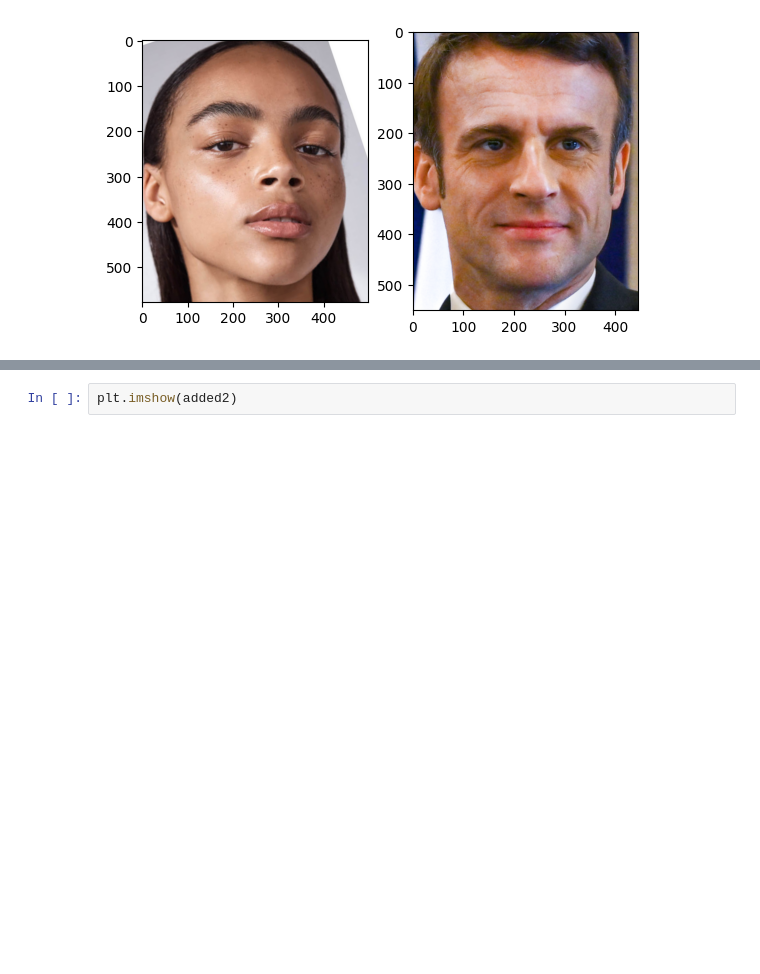
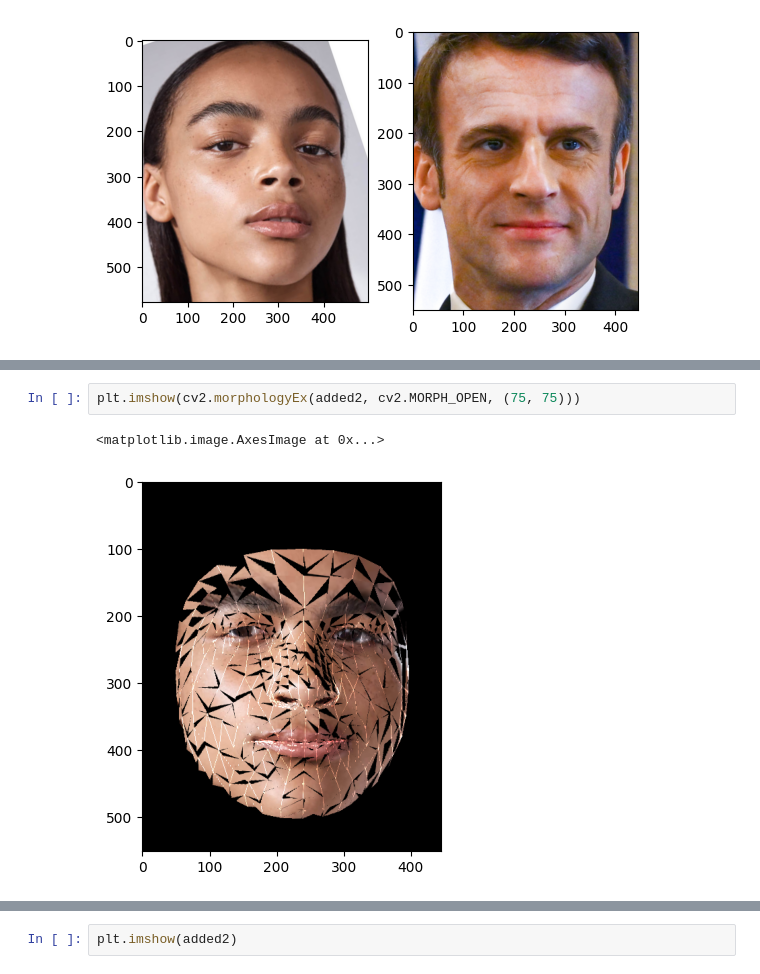
Before and after one commit to svspirivm/face-swap, a Jupyter notebook: trash/all_triangles.ipynb, the cells around one changed output, grey strips where cells are left out. Saved outputs shown, nothing was run; the diff lists cells and outputs as text; blank space fills up the shorter version.

```diff
--- a/all_triangles.ipynb
+++ b/trash/all_triangles.ipynb
@@ -70,0 +93,5 @@ for i in range(0, int(len(TRIANGULATION) / 3)):
+# %%
+plt.imshow(cv2.morphologyEx(added2, cv2.MORPH_OPEN, (75, 75)))
+# %% [output]
+<matplotlib.image.AxesImage at 0x...>
+[figure, added]
```
Also changed, not shown: parts of 15 cells of this notebook, 9 other files.
